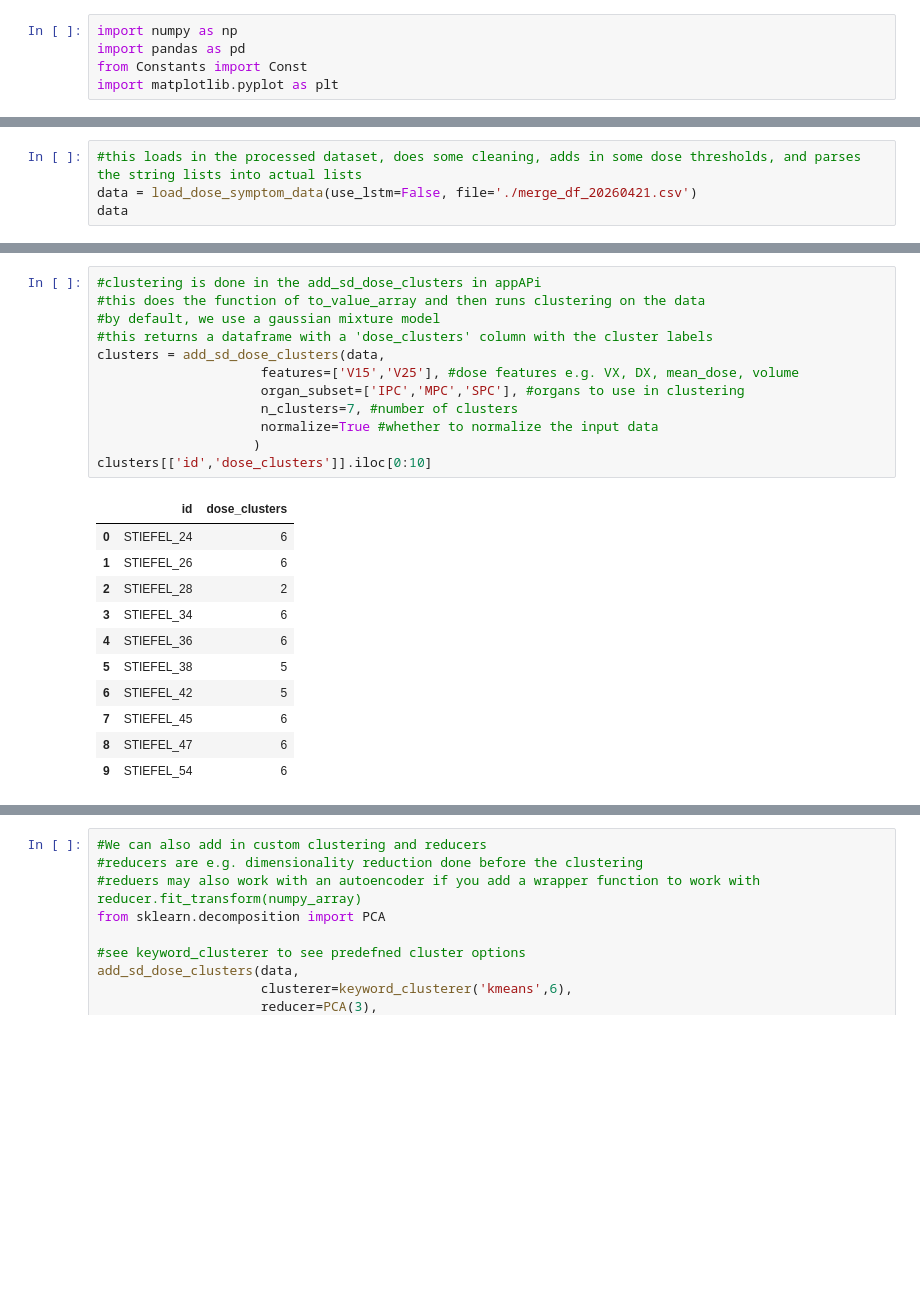
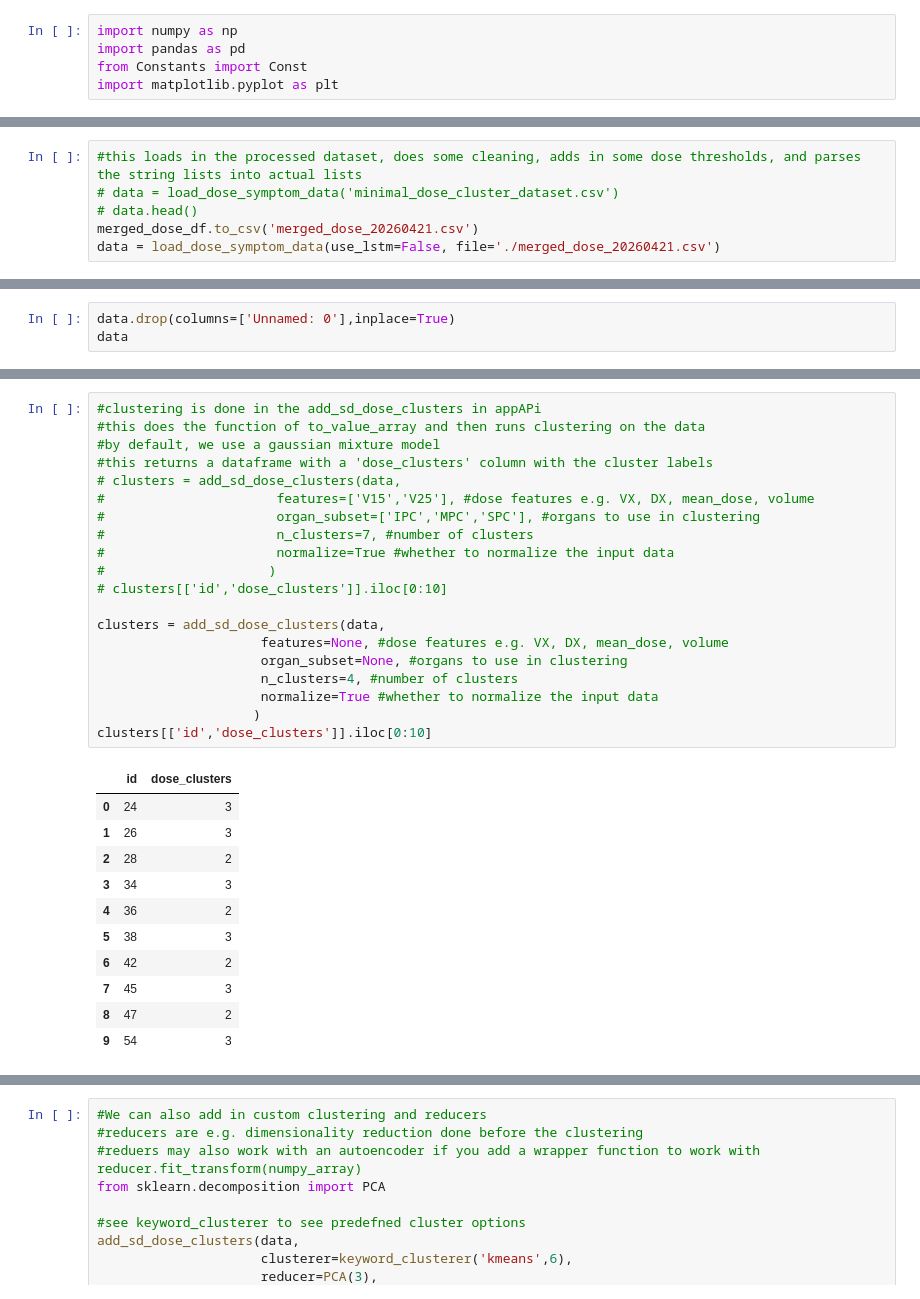
Before and after one commit to ScheWann/QubbedDataAnalysis, a Jupyter notebook: python/Clustering_Tutorial_20260421.ipynb, the cells around one changed output, grey strips where cells are left out. Drawn from its saved outputs; the diff is of its cells as text; blank space fills up the shorter version.

```diff
--- a/python/Clustering_Tutorial_20260421.ipynb
+++ b/python/Clustering_Tutorial_20260421.ipynb
@@ -16,4 +117,6 @@ import matplotlib.pyplot as plt
 # %%
 #this loads in the processed dataset, does some cleaning, adds in some dose thresholds, and parses the string lists into actual lists
-data = load_dose_symptom_data(use_lstm=False, file='./merge_df_20260421.csv')
-data
+# data = load_dose_symptom_data('minimal_dose_cluster_dataset.csv')
+# data.head()
+merged_dose_df.to_csv('merged_dose_20260421.csv')
+data = load_dose_symptom_data(use_lstm=False, file='./merged_dose_20260421.csv')
@@ -33,0 +123,3 @@ data
+# %%
+data.drop(columns=['Unnamed: 0'],inplace=True)
+data
@@ -106,24 +212,32 @@ array([[100.        , 100.        , 100.        , 100.        ,
 # %%
 #clustering is done in the add_sd_dose_clusters in appAPi
 #this does the function of to_value_array and then runs clustering on the data
 #by default, we use a gaussian mixture model
 #this returns a dataframe with a 'dose_clusters' column with the cluster labels
+# clusters = add_sd_dose_clusters(data,
+#                      features=['V15','V25'], #dose features e.g. VX, DX, mean_dose, volume
+#                      organ_subset=['IPC','MPC','SPC'], #organs to use in clustering
+#                      n_clusters=7, #number of clusters
+#                      normalize=True #whether to normalize the input data
+#                     )
+# clusters[['id','dose_clusters']].iloc[0:10]
+
 clusters = add_sd_dose_clusters(data,
-                     features=['V15','V25'], #dose features e.g. VX, DX, mean_dose, volume
-                     organ_subset=['IPC','MPC','SPC'], #organs to use in clustering
-                     n_clusters=7, #number of clusters
+                     features=None, #dose features e.g. VX, DX, mean_dose, volume
+                     organ_subset=None, #organs to use in clustering
+                     n_clusters=4, #number of clusters
                      normalize=True #whether to normalize the input data
                     )
 clusters[['id','dose_clusters']].iloc[0:10]
 # %% [output]
 |  | id | dose_clusters |
-| 0 | STIEFEL_24 | 6 |
-| 1 | STIEFEL_26 | 6 |
-| 2 | STIEFEL_28 | 2 |
-| 3 | STIEFEL_34 | 6 |
-| 4 | STIEFEL_36 | 6 |
-| 5 | STIEFEL_38 | 5 |
-| 6 | STIEFEL_42 | 5 |
-| 7 | STIEFEL_45 | 6 |
-| 8 | STIEFEL_47 | 6 |
-| 9 | STIEFEL_54 | 6 |
+| 0 | 24 | 3 |
+| 1 | 26 | 3 |
+| 2 | 28 | 2 |
+| 3 | 34 | 3 |
+| 4 | 36 | 2 |
+| 5 | 38 | 3 |
+| 6 | 42 | 2 |
+| 7 | 45 | 3 |
+| 8 | 47 | 2 |
+| 9 | 54 | 3 |
```
Also changed, not shown: parts of 9 cells of this notebook, 11 other files.
